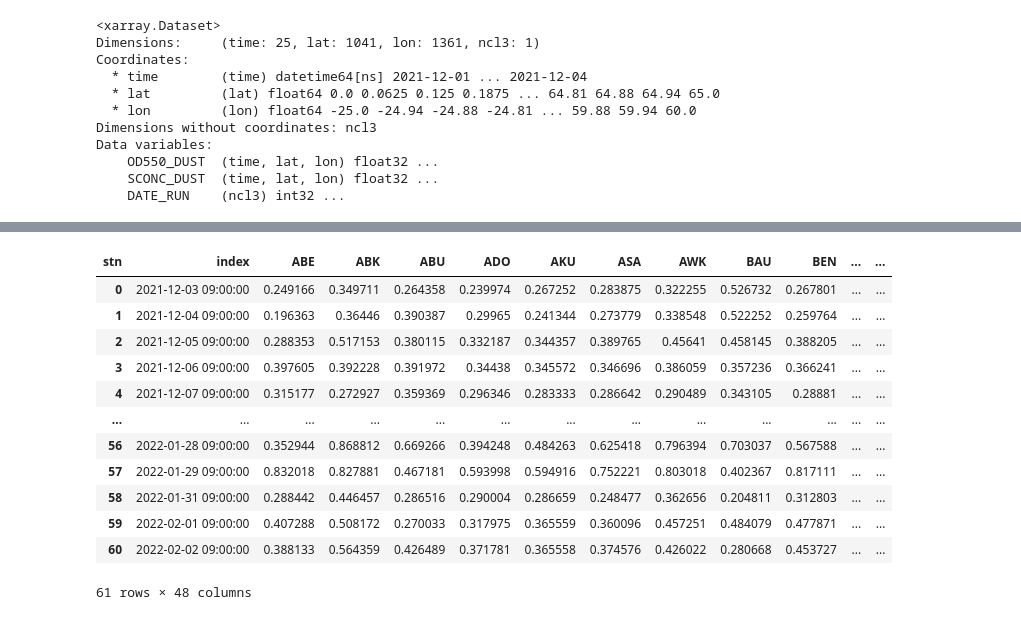
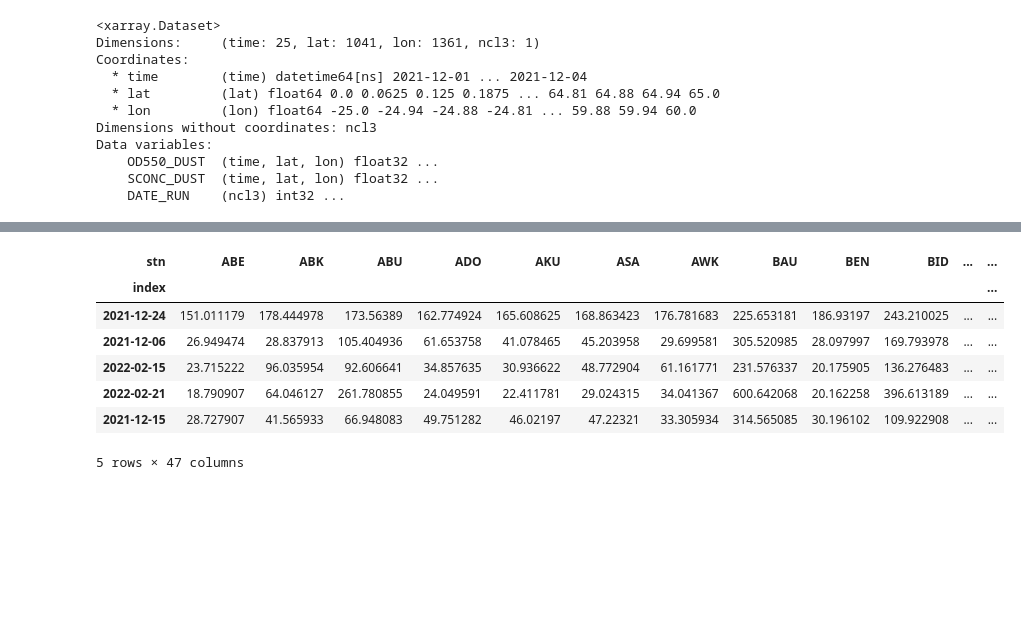
Before and after one commit to ahmadbello/visibility, a Jupyter notebook: notebooks/ICON-ART.ipynb, the cells around one changed output, grey strips where cells are left out. Drawn from its saved outputs; the diff is of its cells as text; code cells hidden in the pictures; blank space fills up the shorter version.

```diff
--- a/notebooks/ICON-ART.ipynb
+++ b/notebooks/ICON-ART.ipynb
@@ -0,0 +33,9 @@
+# %%
+# cap visibility maximum to 10km
+# training set from Dec 2021 to Jan 2022, possible to add Feb?, validation for Mar??
+vis.columns
+for i in vis.columns:
+    vis[i]=np.where(vis[i]>10, 10, vis[i])
+vis_train=vis.iloc[:90]
+vis_test=vis.iloc[90:]
+vis.head()
@@ -1,5 +51,5 @@
 # %%
-bsc = xr.open_dataset("nc_files/ICON-ART/2021120100_ICON-ART.nc")
+bsc = xr.open_dataset("../data/models/ICON-ART/2021120100_ICON-ART.nc")
 bsc
 # %% [output]
 <xarray.Dataset>
@@ -22,4 +68,4 @@ Timestamp('2021-12-03 09:00:00')
 # %%
-nc_files = os.listdir("nc_files/ICON-ART/")
-len(nc_files)
+nc_files = os.listdir(f"../data/models/ICON-ART")
+nc_files[0]
 # %% [output]
@@ -27,17 +73,17 @@ len(nc_files)
 # %%
+# sconc_dust #
 day1_lead_all = pd.DataFrame(columns=["stn", "lon", "lat"])
 for nc_file in nc_files:
-    bsc = xr.open_dataset("nc_files/ICON-ART/"+nc_file)
-    day1_lead = [["stn", "lon", "lat", bsc.OD550_DUST.time.to_series()[19]]]
+    bsc = xr.open_dataset("../data/models/ICON-ART/"+nc_file)
+    day1_lead = [["stn", "lon", "lat", bsc.SCONC_DUST.time.to_series()[11]]]
     for i in range(len(stn)):
-        day1_bsc = bsc.OD550_DUST.isel(time = 19).sel(lat = stn_lat[i],
+        day1_bsc = bsc.SCONC_DUST.isel(time = 11).sel(lat = stn_lat[i],
                                                      lon = stn_lon[i],
-                                                     method = 'nearest')
+                                                     method = 'nearest')*1000000000
         day1_lead.append([stn[i], stn_lon[i], stn_lat[i], day1_bsc.to_dict()["data"]])
     day1_lead = pd.DataFrame(day1_lead[1:len(day1_lead)], columns = day1_lead[0])
     day1_lead_all = day1_lead_all.merge(day1_lead,
-                                        left_on=["stn", "lon", "lat"],
-                                        right_on=["stn", "lon", "lat"],
+                                        on = ["stn", "lon", "lat"],
                                         how = "outer")
 #data for 1 day leadtime for all sations
 day1_lead_all
@@ -63,24 +109,23 @@ day1_lead_all
 # %%
 day1_lead_all_t = day1_lead_all.transpose()
 day1_lead_all_t.columns = day1_lead_all_t.iloc[0]
 day1_lead_all_t = day1_lead_all_t.drop(["lon", "lat", "stn"])
 
 # multiply AOD by 10
 # day1_lead_all_t = day1_lead_all_t * 10
 
 day1_lead_all_t = day1_lead_all_t.reset_index()
-day1_lead_all_t
+
+day1_lead_all_t["index"] = pd.to_datetime(day1_lead_all_t["index"], format="%Y-%m-%d").dt.date
+day1_lead_all_t["index"] = pd.to_datetime(day1_lead_all_t["index"], format="%Y-%m-%d")
+day1_lead_all_t = day1_lead_all_t.set_index("index")
+day1_lead_all_t.head()
 # %% [output]
-| stn | index | ABE | ABK | ABU | ADO | AKU | ASA | AWK | BAU | BEN | ... | ... |
-| 0 | 2021-12-03 09:00:00 | 0.249166 | 0.349711 | 0.264358 | 0.239974 | 0.267252 | 0.283875 | 0.322255 | 0.526732 | 0.267801 | ... | ... |
-| 1 | 2021-12-04 09:00:00 | 0.196363 | 0.36446 | 0.390387 | 0.29965 | 0.241344 | 0.273779 | 0.338548 | 0.522252 | 0.259764 | ... | ... |
-| 2 | 2021-12-05 09:00:00 | 0.288353 | 0.517153 | 0.380115 | 0.332187 | 0.344357 | 0.389765 | 0.45641 | 0.458145 | 0.388205 | ... | ... |
-| 3 | 2021-12-06 09:00:00 | 0.397605 | 0.392228 | 0.391972 | 0.34438 | 0.345572 | 0.346696 | 0.386059 | 0.357236 | 0.366241 | ... | ... |
-| 4 | 2021-12-07 09:00:00 | 0.315177 | 0.272927 | 0.359369 | 0.296346 | 0.283333 | 0.286642 | 0.290489 | 0.343105 | 0.28881 | ... | ... |
-| ... | ... | ... | ... | ... | ... | ... | ... | ... | ... | ... | ... | ... |
-| 56 | 2022-01-28 09:00:00 | 0.352944 | 0.868812 | 0.669266 | 0.394248 | 0.484263 | 0.625418 | 0.796394 | 0.703037 | 0.567588 | ... | ... |
-| 57 | 2022-01-29 09:00:00 | 0.832018 | 0.827881 | 0.467181 | 0.593998 | 0.594916 | 0.752221 | 0.803018 | 0.402367 | 0.817111 | ... | ... |
-| 58 | 2022-01-31 09:00:00 | 0.288442 | 0.446457 | 0.286516 | 0.290004 | 0.286659 | 0.248477 | 0.362656 | 0.204811 | 0.312803 | ... | ... |
-| 59 | 2022-02-01 09:00:00 | 0.407288 | 0.508172 | 0.270033 | 0.317975 | 0.365559 | 0.360096 | 0.457251 | 0.484079 | 0.477871 | ... | ... |
-| 60 | 2022-02-02 09:00:00 | 0.388133 | 0.564359 | 0.426489 | 0.371781 | 0.365558 | 0.374576 | 0.426022 | 0.280668 | 0.453727 | ... | ... |
+| stn | ABE | ABK | ABU | ADO | AKU | ASA | AWK | BAU | BEN | BID | ... | ... |
+| index |  |  |  |  |  |  |  |  |  |  |  | ... |
+| 2021-12-24 | 151.011179 | 178.444978 | 173.56389 | 162.774924 | 165.608625 | 168.863423 | 176.781683 | 225.653181 | 186.93197 | 243.210025 | ... | ... |
+| 2021-12-06 | 26.949474 | 28.837913 | 105.404936 | 61.653758 | 41.078465 | 45.203958 | 29.699581 | 305.520985 | 28.097997 | 169.793978 | ... | ... |
+| 2022-02-15 | 23.715222 | 96.035954 | 92.606641 | 34.857635 | 30.936622 | 48.772904 | 61.161771 | 231.576337 | 20.175905 | 136.276483 | ... | ... |
+| 2022-02-21 | 18.790907 | 64.046127 | 261.780855 | 24.049591 | 22.411781 | 29.024315 | 34.041367 | 600.642068 | 20.162258 | 396.613189 | ... | ... |
+| 2021-12-15 | 28.727907 | 41.565933 | 66.948083 | 49.751282 | 46.02197 | 47.22321 | 33.305934 | 314.565085 | 30.196102 | 109.922908 | ... | ... |
-61 rows × 48 columns
+5 rows × 47 columns
```
Also changed, not shown: parts of 15 cells of this notebook, 42 other files.
